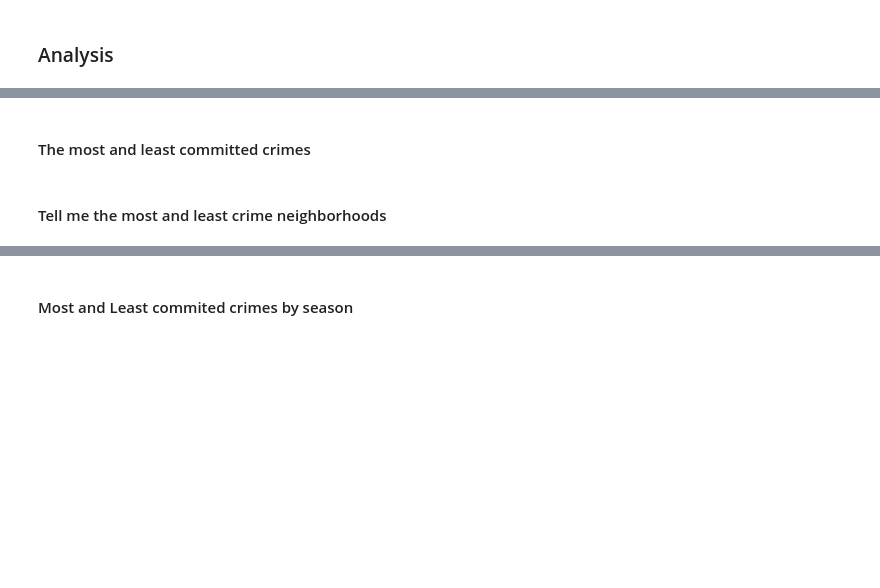
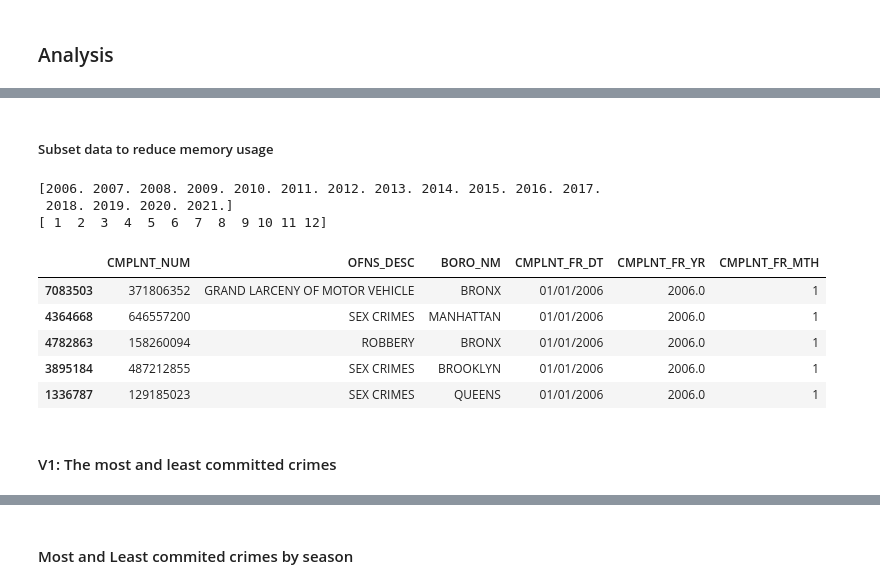
Before and after one commit to burn-Z/NYPD-Reported-Crime---Data-Visualization-Project, a Jupyter notebook: notebooks/placeholder.ipynb, the cells around one changed output, grey strips where cells are left out. Drawn from its saved outputs; the diff is of its cells as text; code cells hidden in the pictures; blank space fills up the shorter version.

```diff
--- a/notebooks/placeholder.ipynb
+++ b/notebooks/placeholder.ipynb
@@ -60 +71,9 @@ df.isnull().sum()
+# %%
+drop_cols = ['HADEVELOPT',  'STATION_NAME', 'HOUSING_PSA', 'SUSP_AGE_GROUP', 'SUSP_RACE', 'SUSP_SEX',
+            'TRANSIT_DISTRICT', 'STATION_NAME', 'VIC_AGE_GROUP', 'LOC_OF_OCCUR_DESC', 'JURIS_DESC']
+
+df.drop(labels= drop_cols, axis= 1, inplace= True)
+
+# dropping nulls, because dropna does not work in this case
+df = df.loc[~df['CMPLNT_FR_DT'].isnull()]
 # %% [markdown]
@@ -77,0 +81,51 @@ df['CMPLNT_FR_DT'] = df['CMPLNT_FR_DT'].astype('datetime64[ns]')
+# %%
+for col in df.columns:
+    print(f'\'{col}\':\'{df[col].dtype}\'', end = ', ')
+
+col_types = {
+
+}
+
+df = df.astype(col_types, errors = 'ignore')
+# %% [markdown]
+##### Subset data to reduce memory usage
+# %%
+A_df = df[['CMPLNT_NUM', 'OFNS_DESC', 'BORO_NM', 'CMPLNT_FR_DT']].copy(deep = True).sort_values(by= ['CMPLNT_FR_DT'])
+# %%
+def extract_year(mydat):
+    temp = int(str(mydat)[-4:])
+    return temp if temp >= 2006 else None
+
+def extract_month(mydat):
+    temp = int(str(mydat)[:2])
+
+    return temp
+
+# extract the year from the complaint date
+# and if its before 2006, replace with None
+A_df['CMPLNT_FR_YR'] = A_df['CMPLNT_FR_DT'].apply(extract_year)
+
+# drop years before 2006
+A_df.dropna(inplace= True)
+
+# extract the month from the complaint date
+A_df['CMPLNT_FR_MTH'] = A_df['CMPLNT_FR_DT'].apply(extract_month)
+# A_df['year'] = pd.DatetimeIndex(A_df['CMPLNT_FR_DT']).year
+# A_df['month'] = A_df['CMPLNT_FR_DT'].dt.month
+# %%
+# Sanity check for extracted month and year
+print(A_df['CMPLNT_FR_YR'].unique())
+print(A_df['CMPLNT_FR_MTH'].unique())
+# %% [output]
+[2006. 2007. 2008. 2009. 2010. 2011. 2012. 2013. 2014. 2015. 2016. 2017.
+ 2018. 2019. 2020. 2021.]
+[ 1  2  3  4  5  6  7  8  9 10 11 12]
+# %%
+A_df.head()
+# %% [output]
+|  | CMPLNT_NUM | OFNS_DESC | BORO_NM | CMPLNT_FR_DT | CMPLNT_FR_YR | CMPLNT_FR_MTH |
+| 7083503 | 371806352 | GRAND LARCENY OF MOTOR VEHICLE | BRONX | 01/01/2006 | 2006.0 | 1 |
+| 4364668 | 646557200 | SEX CRIMES | MANHATTAN | 01/01/2006 | 2006.0 | 1 |
+| 4782863 | 158260094 | ROBBERY | BRONX | 01/01/2006 | 2006.0 | 1 |
+| 3895184 | 487212855 | SEX CRIMES | BROOKLYN | 01/01/2006 | 2006.0 | 1 |
+| 1336787 | 129185023 | SEX CRIMES | QUEENS | 01/01/2006 | 2006.0 | 1 |
@@ -78,2 +135,2 @@ df['CMPLNT_FR_DT'] = df['CMPLNT_FR_DT'].astype('datetime64[ns]')
 # %% [markdown]
-#### The most and least committed crimes
+#### V1: The most and least committed crimes
@@ -91,2 +136,0 @@ crime_type_count
-# %% [markdown]
-#### Tell me the most and least crime neighborhoods
```
Also changed, not shown: parts of 32 cells of this notebook.
